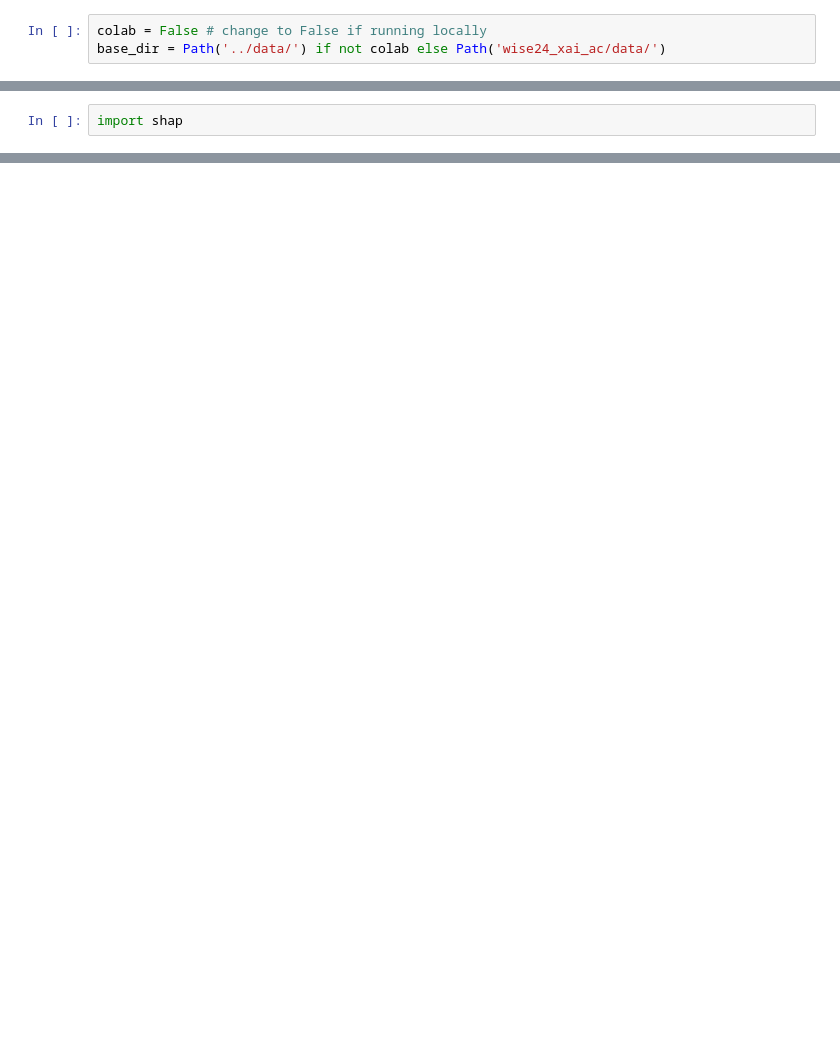
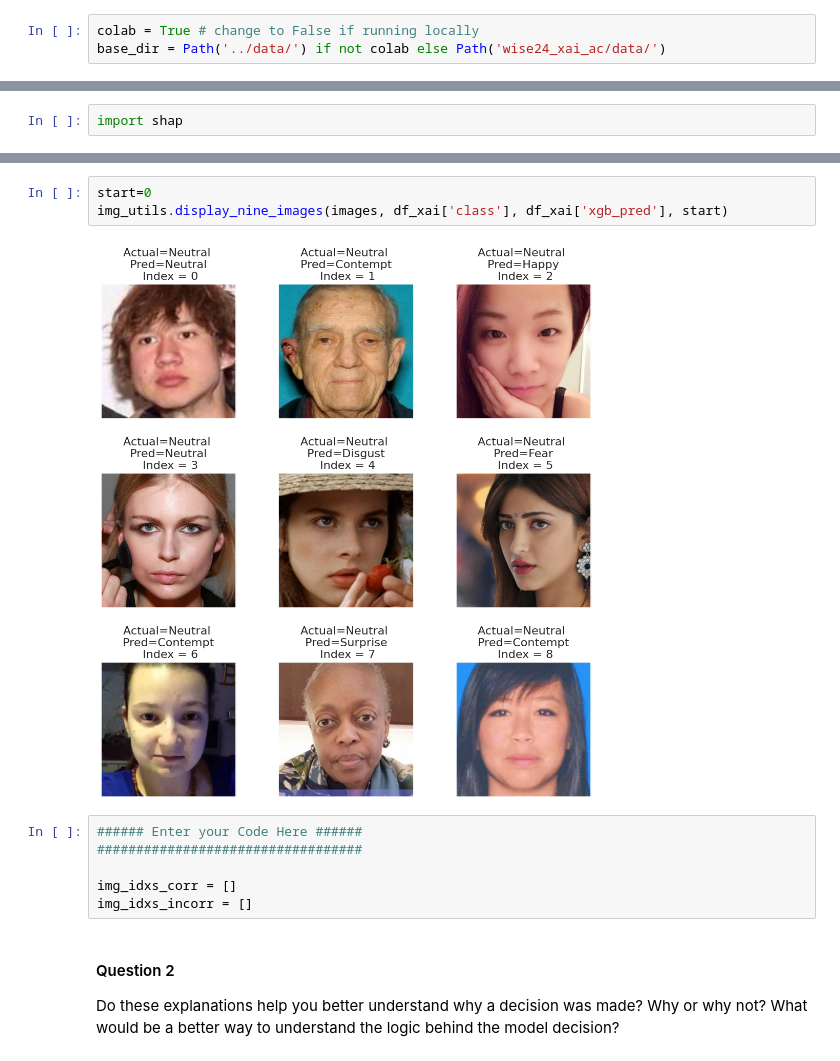
Before and after one commit to davidsjohnson/wise24_xai_ac, a Jupyter notebook: notebooks/tutorial_image_xai_task1_faus.ipynb, the cells around one changed output, grey strips where cells are left out. Saved outputs shown, nothing was run; the diff lists cells and outputs as text; blank space fills up the shorter version.

```diff
--- a/notebooks/tutorial_image_xai_task1_faus.ipynb
+++ b/notebooks/tutorial_image_xai_task1_faus.ipynb
@@ -53,7 +63,7 @@ import img_utils
 import models
 import evaluate
 # %%
-colab = False # change to False if running locally
+colab = True # change to False if running locally
 base_dir = Path('../data/') if not colab else Path('wise24_xai_ac/data/')
 # %% [markdown]
 ## Data Loading
@@ -218,0 +301,15 @@ import shap
+# %%
+start=0
+img_utils.display_nine_images(images, df_xai['class'], df_xai['xgb_pred'], start)
+# %% [output]
+[figure, added]
+# %%
+###### Enter your Code Here ######
+##################################
+
+img_idxs_corr = []
+img_idxs_incorr = []
+# %% [markdown]
+#### Question 2
+
+Do these explanations help you better understand why a decision was made?  Why or why not?  What would be a better way to understand the logic behind the model decision?
```
Also changed, not shown: parts of 17 cells of this notebook.
